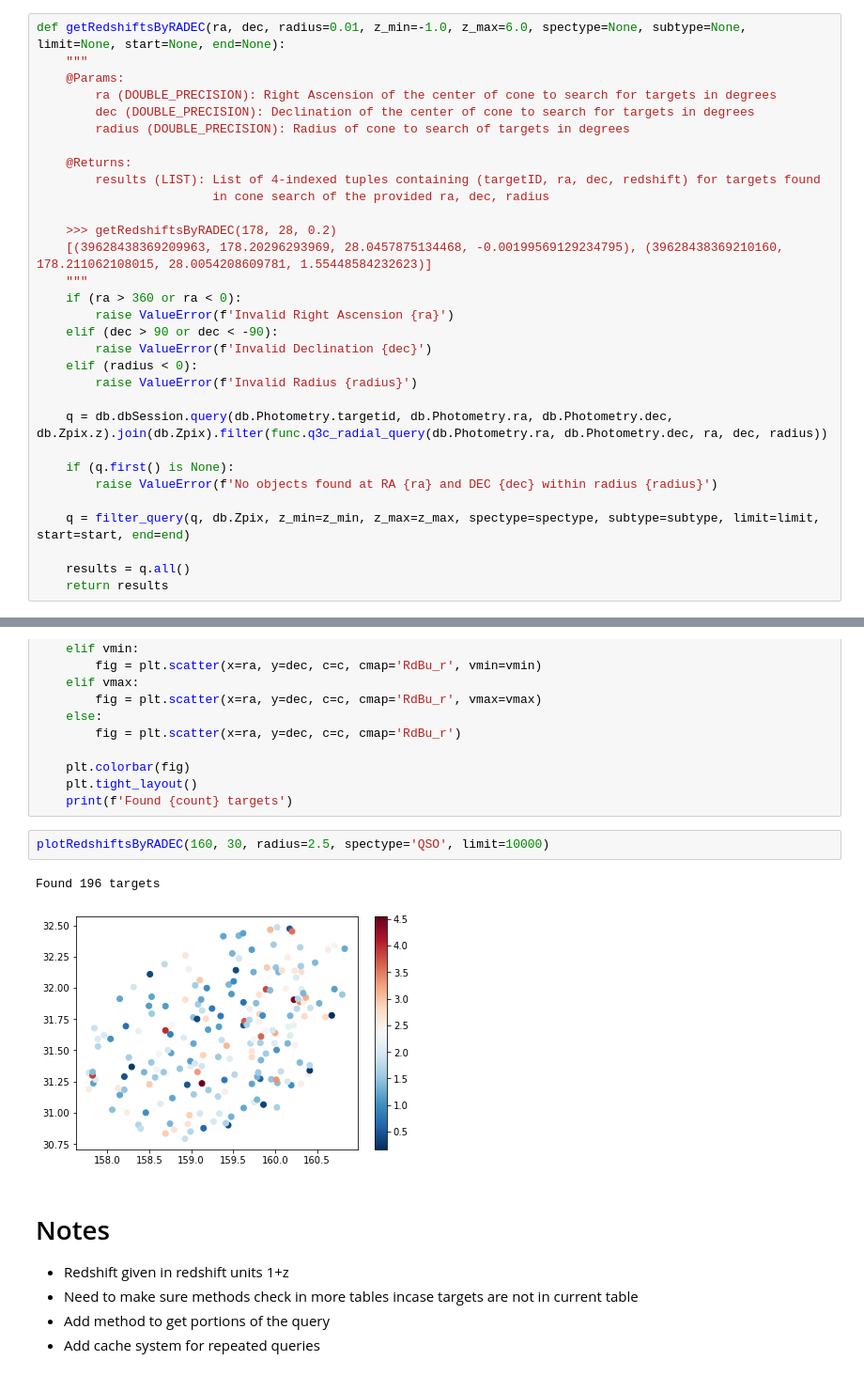
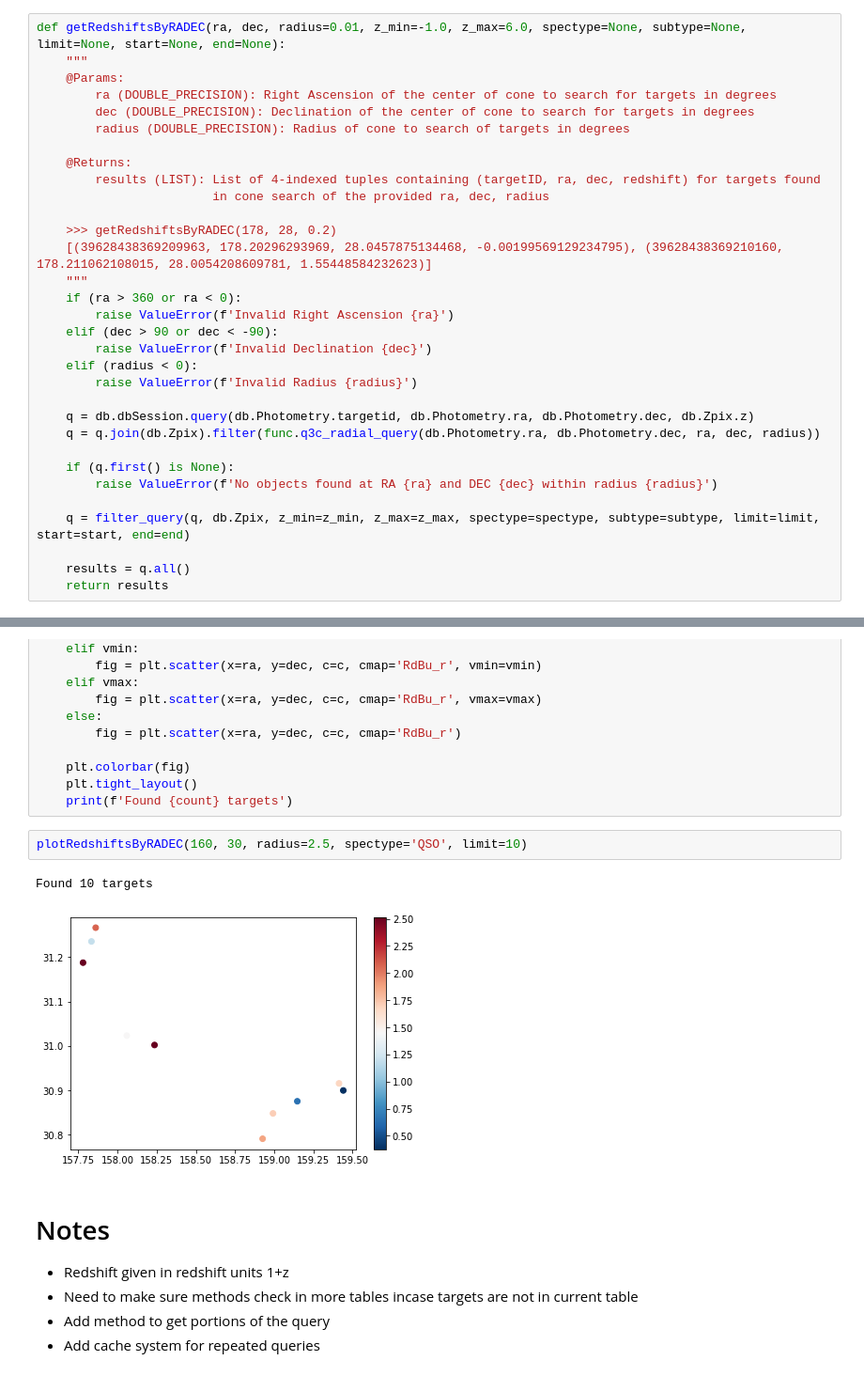
Before and after one commit to ronitnag04/desi_nersc, a Jupyter notebook: TestAccess.ipynb, the cells around one changed output, grey strips where cells are left out. Shown at 94% size. Drawn from its saved outputs; the diff is of its cells as text.

```diff
--- a/TestAccess.ipynb
+++ b/TestAccess.ipynb
@@ -279,7 +285,8 @@ def getRedshiftsByRADEC(ra, dec, radius=0.01, z_min=-1.0, z_max=6.0, spectype=No
     elif (radius < 0):
         raise ValueError(f'Invalid Radius {radius}')
 
-    q = db.dbSession.query(db.Photometry.targetid, db.Photometry.ra, db.Photometry.dec, db.Zpix.z).join(db.Zpix).filter(func.q3c_radial_query(db.Photometry.ra, db.Photometry.dec, ra, dec, radius))
+    q = db.dbSession.query(db.Photometry.targetid, db.Photometry.ra, db.Photometry.dec, db.Zpix.z)
+    q = q.join(db.Zpix).filter(func.q3c_radial_query(db.Photometry.ra, db.Photometry.dec, ra, dec, radius))
 
     if (q.first() is None):
         raise ValueError(f'No objects found at RA {ra} and DEC {dec} within radius {radius}')
@@ -319,10 +326,10 @@ def plotRedshiftsByRADEC(ra, dec, vmin=None, vmax=None, cmap='RdBu_r', c=None, r
     plt.tight_layout()
     print(f'Found {count} targets')
 # %%
-plotRedshiftsByRADEC(160, 30, radius=2.5, spectype='QSO', limit=10000)
+plotRedshiftsByRADEC(160, 30, radius=2.5, spectype='QSO', limit=10)
 # %% [output]
-Found 196 targets
+Found 10 targets
-[figure, old version]
+[figure, new version]
 # %% [markdown]
 # Notes
 - Redshift given in redshift units 1+z
```
Also changed, not shown: parts of 4 cells of this notebook, 5 other files.
